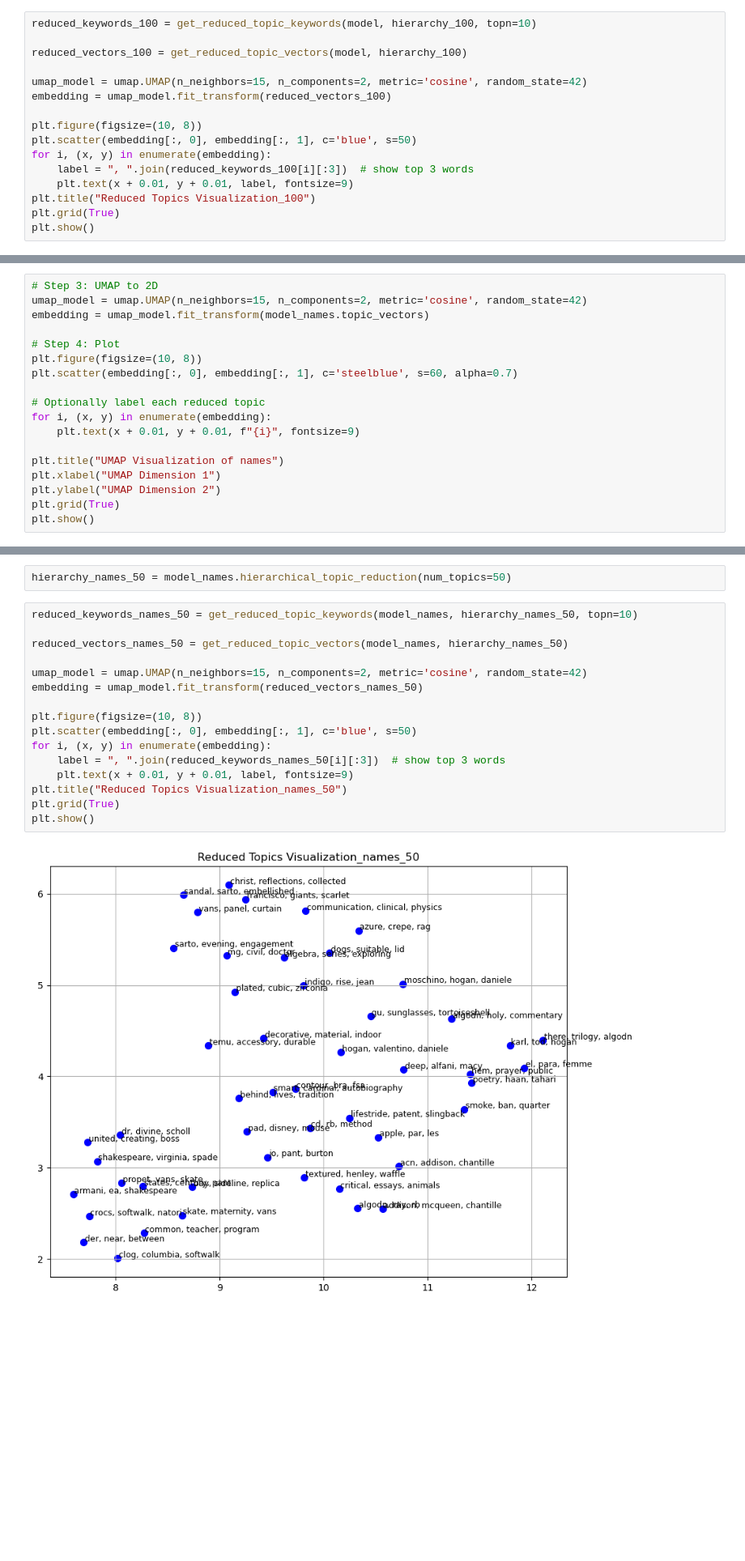
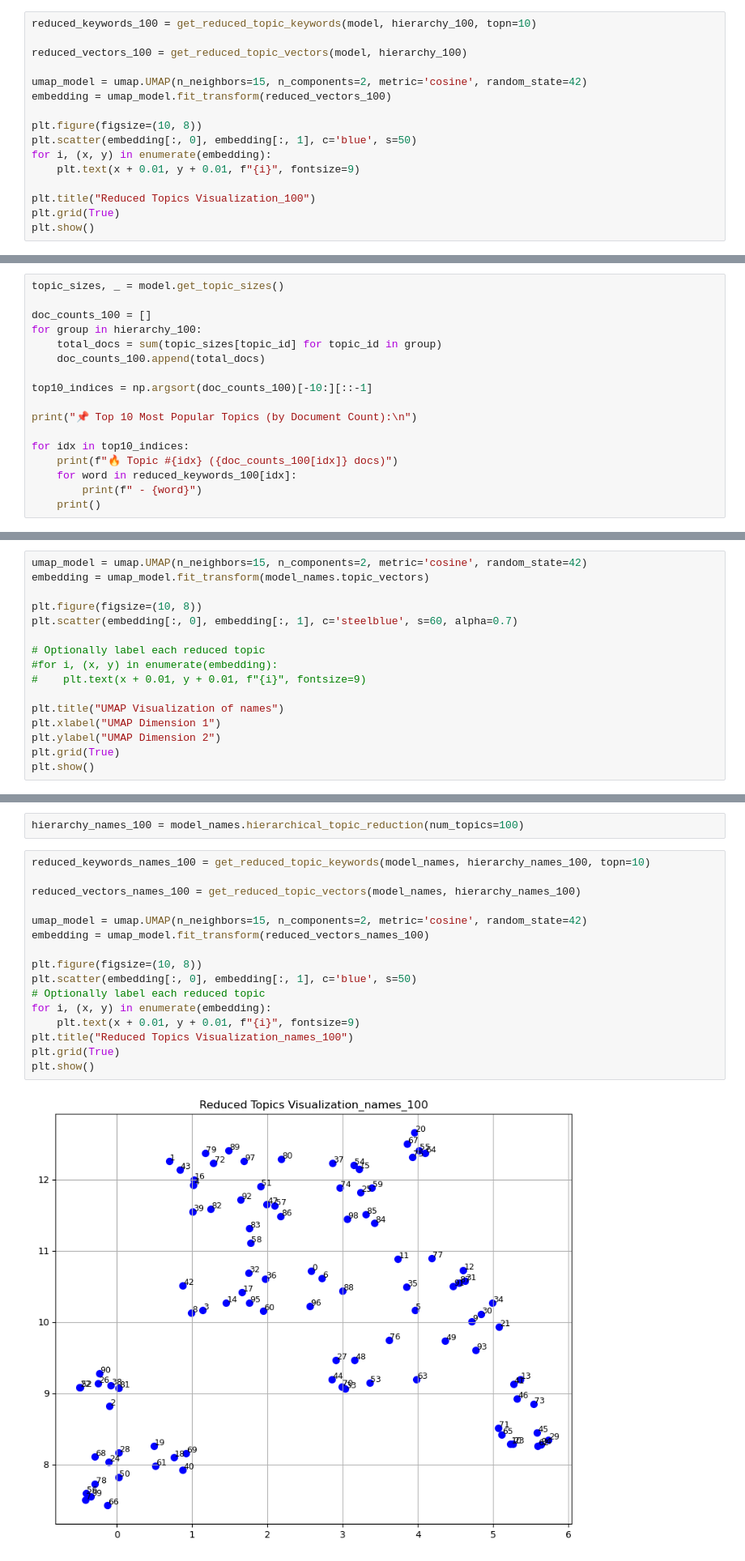
Before and after one commit to FinlyWealth/mds-finly-search, a Jupyter notebook: notebook/eda_cluster_top2vec.ipynb, the cells around one changed output, grey strips where cells are left out. Shown at 81% size. Saved outputs shown, nothing was run; the diff lists cells and outputs as text; blank space fills up the shorter version.

```diff
--- a/notebook/eda_cluster_top2vec.ipynb
+++ b/notebook/eda_cluster_top2vec.ipynb
@@ -215,8 +255,8 @@ embedding = umap_model.fit_transform(reduced_vectors_100)
 plt.figure(figsize=(10, 8))
 plt.scatter(embedding[:, 0], embedding[:, 1], c='blue', s=50)
 for i, (x, y) in enumerate(embedding):
-    label = ", ".join(reduced_keywords_100[i][:3])  # show top 3 words
-    plt.text(x + 0.01, y + 0.01, label, fontsize=9)
+    plt.text(x + 0.01, y + 0.01, f"{i}", fontsize=9)
+
 plt.title("Reduced Topics Visualization_100")
 plt.grid(True)
 plt.show()
@@ -226,0 +265,17 @@ plt.show()
+# %%
+topic_sizes, _ = model.get_topic_sizes()
+
+doc_counts_100 = []
+for group in hierarchy_100:
+    total_docs = sum(topic_sizes[topic_id] for topic_id in group)
+    doc_counts_100.append(total_docs)
+
+top10_indices = np.argsort(doc_counts_100)[-10:][::-1]
+
+print("📌 Top 10 Most Popular Topics (by Document Count):\n")
+
+for idx in top10_indices:
+    print(f"🔥 Topic #{idx} ({doc_counts_100[idx]} docs)")
+    for word in reduced_keywords_100[idx]:
+        print(f" - {word}")
+    print()
@@ -296,15 +373,13 @@ for i in range(len(topic_ids)):
 # %%
-# Step 3: UMAP to 2D
 umap_model = umap.UMAP(n_neighbors=15, n_components=2, metric='cosine', random_state=42)
 embedding = umap_model.fit_transform(model_names.topic_vectors)
 
-# Step 4: Plot
 plt.figure(figsize=(10, 8))
 plt.scatter(embedding[:, 0], embedding[:, 1], c='steelblue', s=60, alpha=0.7)
 
 # Optionally label each reduced topic
-for i, (x, y) in enumerate(embedding):
-    plt.text(x + 0.01, y + 0.01, f"{i}", fontsize=9)
+#for i, (x, y) in enumerate(embedding):
+#    plt.text(x + 0.01, y + 0.01, f"{i}", fontsize=9)
 
 plt.title("UMAP Visualization of names")
 plt.xlabel("UMAP Dimension 1")
@@ -316,20 +391,20 @@ plt.show()
 # %%
-hierarchy_names_50 = model_names.hierarchical_topic_reduction(num_topics=50)
+hierarchy_names_100 = model_names.hierarchical_topic_reduction(num_topics=100)
 # %%
-reduced_keywords_names_50 = get_reduced_topic_keywords(model_names, hierarchy_names_50, topn=10)
+reduced_keywords_names_100 = get_reduced_topic_keywords(model_names, hierarchy_names_100, topn=10)
 
-reduced_vectors_names_50 = get_reduced_topic_vectors(model_names, hierarchy_names_50)
+reduced_vectors_names_100 = get_reduced_topic_vectors(model_names, hierarchy_names_100)
 
 umap_model = umap.UMAP(n_neighbors=15, n_components=2, metric='cosine', random_state=42)
-embedding = umap_model.fit_transform(reduced_vectors_names_50)
+embedding = umap_model.fit_transform(reduced_vectors_names_100)
 
 plt.figure(figsize=(10, 8))
 plt.scatter(embedding[:, 0], embedding[:, 1], c='blue', s=50)
+# Optionally label each reduced topic
 for i, (x, y) in enumerate(embedding):
-    label = ", ".join(reduced_keywords_names_50[i][:3])  # show top 3 words
-    plt.text(x + 0.01, y + 0.01, label, fontsize=9)
-plt.title("Reduced Topics Visualization_names_50")
+    plt.text(x + 0.01, y + 0.01, f"{i}", fontsize=9)
+plt.title("Reduced Topics Visualization_names_100")
 plt.grid(True)
 plt.show()
 # %% [output]
-[figure, old version]
+[figure, new version]
```
Also changed, not shown: parts of 33 cells of this notebook.
